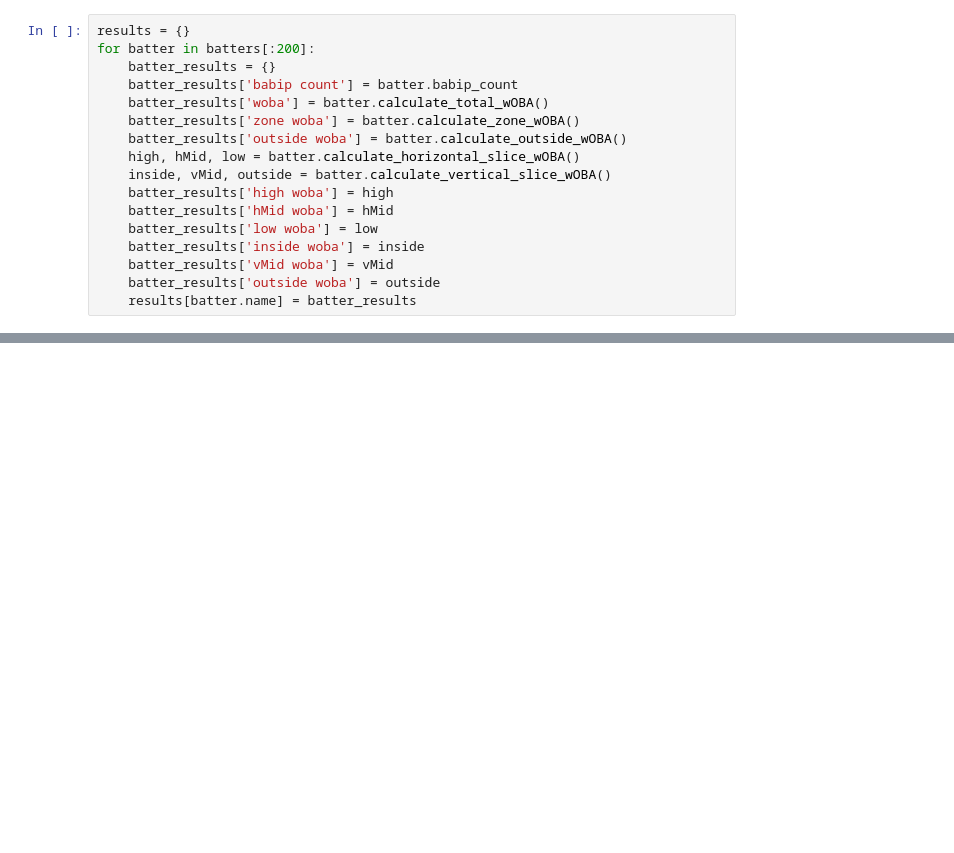
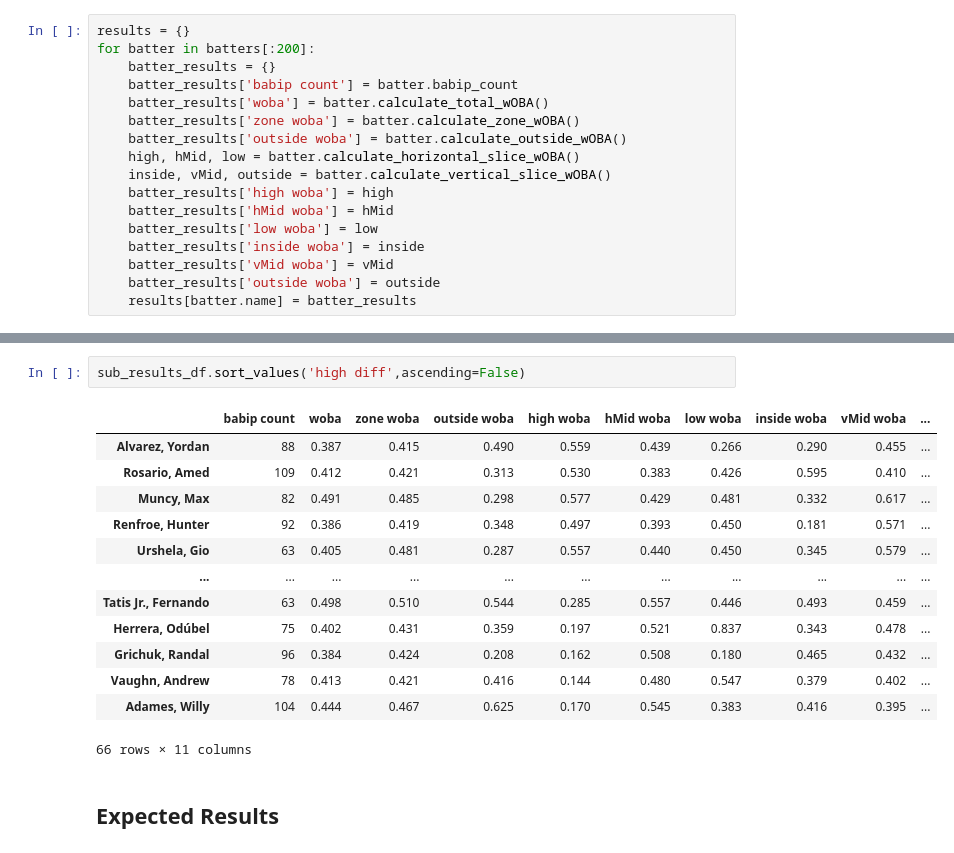
Before and after one commit to jhowenstein/statcast-batter-analysis, a Jupyter notebook: Batter Production.ipynb, the cells around one changed output, grey strips where cells are left out. Drawn from its saved outputs; the diff is of its cells as text; blank space fills up the shorter version.

```diff
--- a/Batter Production.ipynb
+++ b/Batter Production.ipynb
@@ -198,0 +206,18 @@ plt.show()
+# %%
+sub_results_df.sort_values('high diff',ascending=False)
+# %% [output]
+|  | babip count | woba | zone woba | outside woba | high woba | hMid woba | low woba | inside woba | vMid woba | ... |
+| Alvarez, Yordan | 88 | 0.387 | 0.415 | 0.490 | 0.559 | 0.439 | 0.266 | 0.290 | 0.455 | ... |
+| Rosario, Amed | 109 | 0.412 | 0.421 | 0.313 | 0.530 | 0.383 | 0.426 | 0.595 | 0.410 | ... |
+| Muncy, Max | 82 | 0.491 | 0.485 | 0.298 | 0.577 | 0.429 | 0.481 | 0.332 | 0.617 | ... |
+| Renfroe, Hunter | 92 | 0.386 | 0.419 | 0.348 | 0.497 | 0.393 | 0.450 | 0.181 | 0.571 | ... |
+| Urshela, Gio | 63 | 0.405 | 0.481 | 0.287 | 0.557 | 0.440 | 0.450 | 0.345 | 0.579 | ... |
+| ... | ... | ... | ... | ... | ... | ... | ... | ... | ... | ... |
+| Tatis Jr., Fernando | 63 | 0.498 | 0.510 | 0.544 | 0.285 | 0.557 | 0.446 | 0.493 | 0.459 | ... |
+| Herrera, Odúbel | 75 | 0.402 | 0.431 | 0.359 | 0.197 | 0.521 | 0.837 | 0.343 | 0.478 | ... |
+| Grichuk, Randal | 96 | 0.384 | 0.424 | 0.208 | 0.162 | 0.508 | 0.180 | 0.465 | 0.432 | ... |
+| Vaughn, Andrew | 78 | 0.413 | 0.421 | 0.416 | 0.144 | 0.480 | 0.547 | 0.379 | 0.402 | ... |
+| Adames, Willy | 104 | 0.444 | 0.467 | 0.625 | 0.170 | 0.545 | 0.383 | 0.416 | 0.395 | ... |
+66 rows × 11 columns
+# %% [markdown]
+## Expected Results
```
Also changed, not shown: parts of 17 cells of this notebook, 1 other file.
